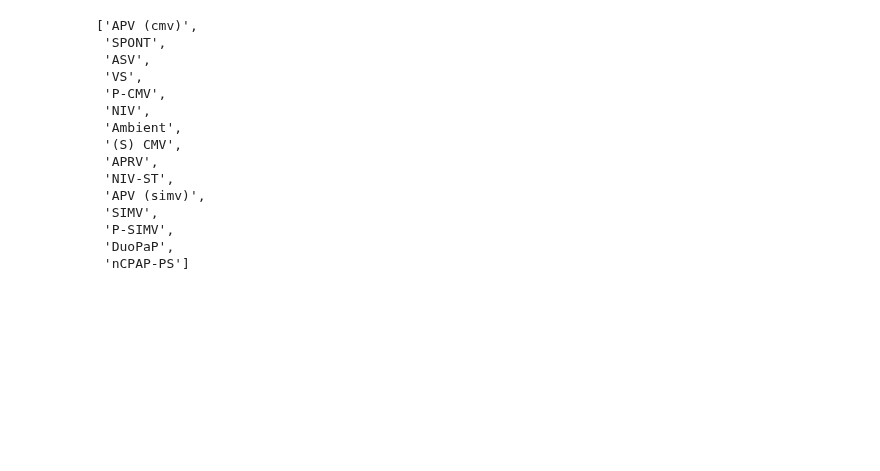
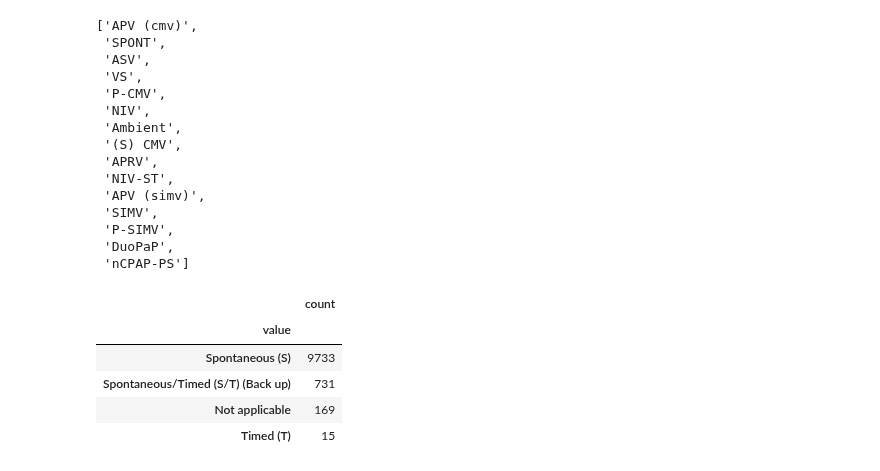
Before and after one commit to oldsandiaz/mimicclif, a Jupyter notebook: code/eda.ipynb, the cells around one changed output. Saved outputs shown, nothing was run; the diff lists cells and outputs as text; code cells hidden in the pictures; blank space fills up the shorter version.

```diff
--- a/code/eda.ipynb
+++ b/code/eda.ipynb
@@ -785,3 +782,12 @@ item label: Ventilator Mode (Hamilton); value instances: ['APV (cmv)', 'SPONT',
  'P-SIMV',
  'DuoPaP',
  'nCPAP-PS']
+# %%
+ItemFinder.item_id_to_value_instances_categorical(227577).to_frame()
+# %% [output]
+|  | count |
+| value |  |
+| Spontaneous (S) | 9733 |
+| Spontaneous/Timed (S/T) (Back up) | 731 |
+| Not applicable | 169 |
+| Timed (T) | 15 |
```
Also changed, not shown: parts of 10 cells of this notebook.
